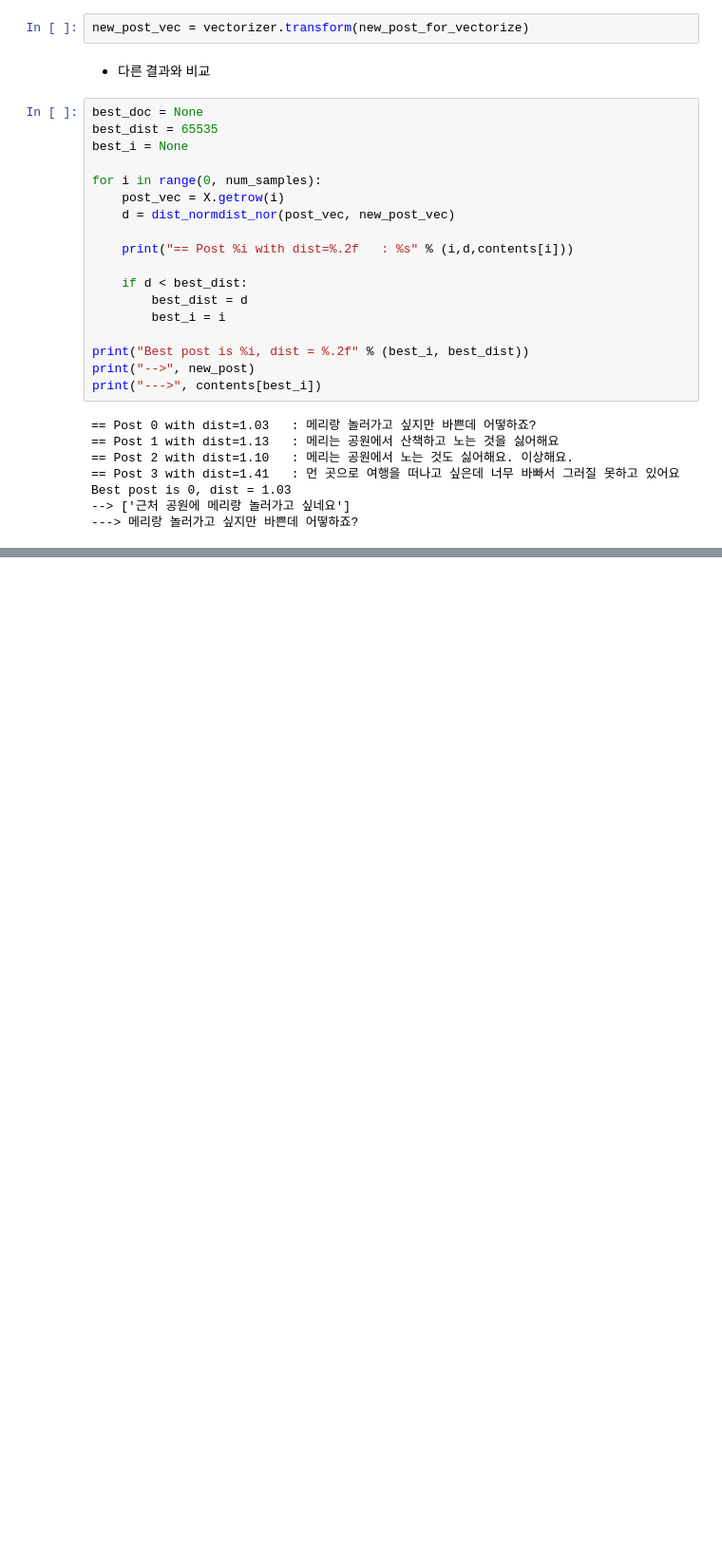
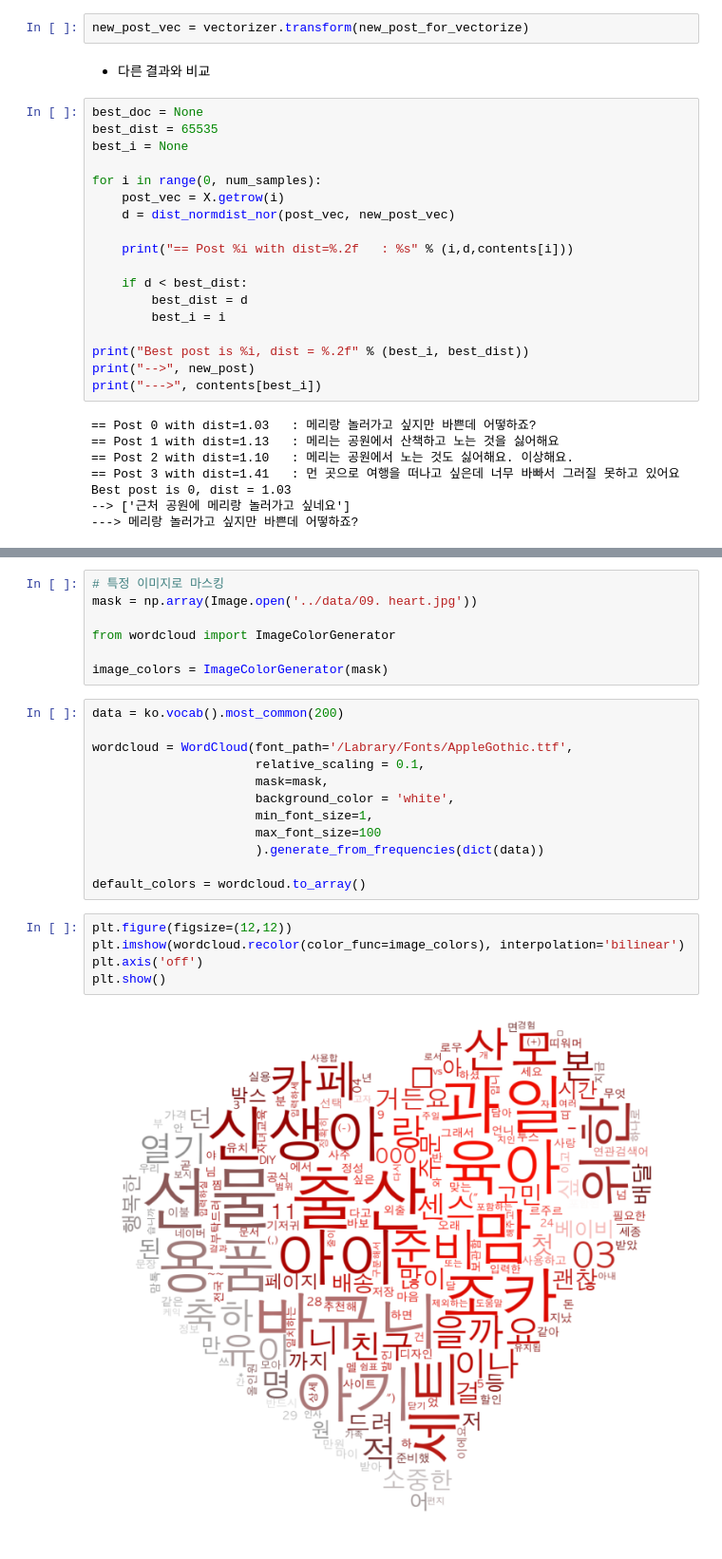
Before and after one commit to KimDoKy/DataScience, a Jupyter notebook: source_code/chap8. Natural Language Processing.ipynb, the cells around one changed output, grey strips where cells are left out. Shown at 95% size. Drawn from its saved outputs; the diff is of its cells as text; blank space fills up the shorter version.

```diff
--- a/source_code/chap8. Natural Language Processing.ipynb
+++ b/source_code/chap8. Natural Language Processing.ipynb
@@ -1085,0 +1307,26 @@ Best post is 0, dist = 1.03
+# %%
+# 특정 이미지로 마스킹
+mask = np.array(Image.open('../data/09. heart.jpg'))
+
+from wordcloud import ImageColorGenerator
+
+image_colors = ImageColorGenerator(mask)
+# %%
+data = ko.vocab().most_common(200)
+
+wordcloud = WordCloud(font_path='/Labrary/Fonts/AppleGothic.ttf',
+                      relative_scaling = 0.1,
+                      mask=mask,
+                      background_color = 'white',
+                      min_font_size=1,
+                      max_font_size=100
+                      ).generate_from_frequencies(dict(data))
+
+default_colors = wordcloud.to_array()
+# %%
+plt.figure(figsize=(12,12))
+plt.imshow(wordcloud.recolor(color_func=image_colors), interpolation='bilinear')
+plt.axis('off')
+plt.show()
+# %% [output]
+[figure, added]
```
Also changed, not shown: parts of 33 cells of this notebook, 2 other files.
